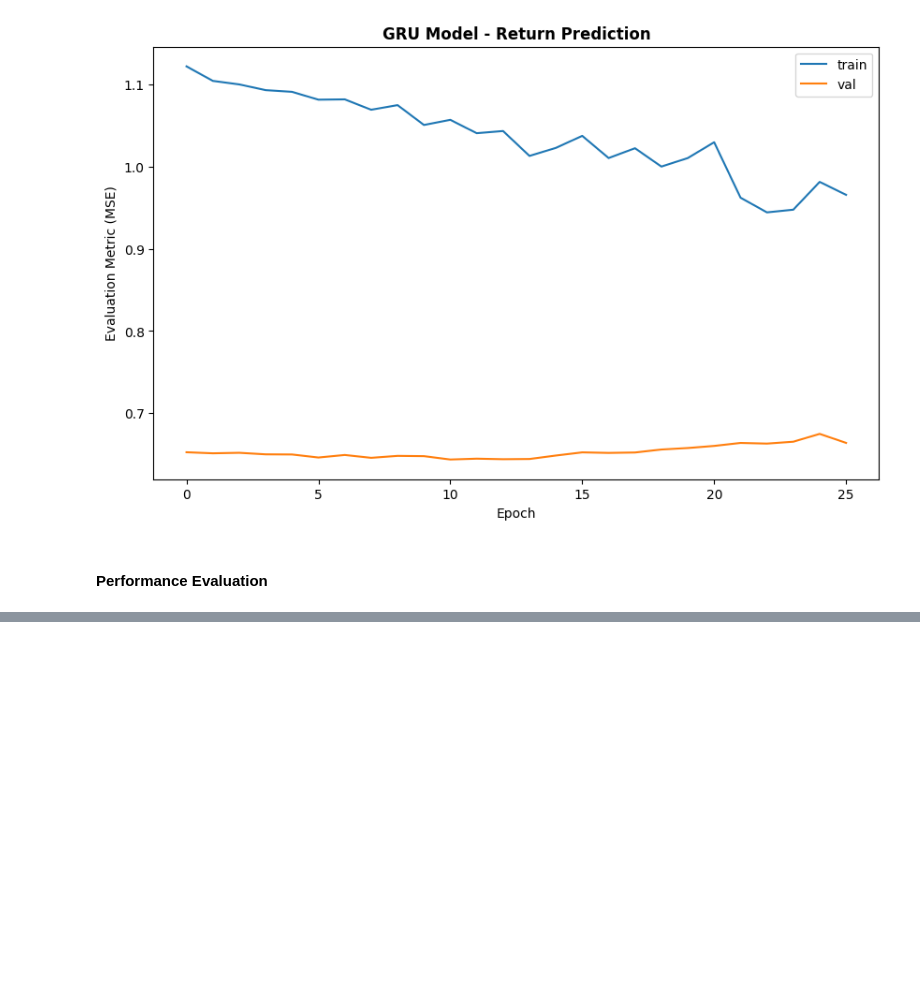
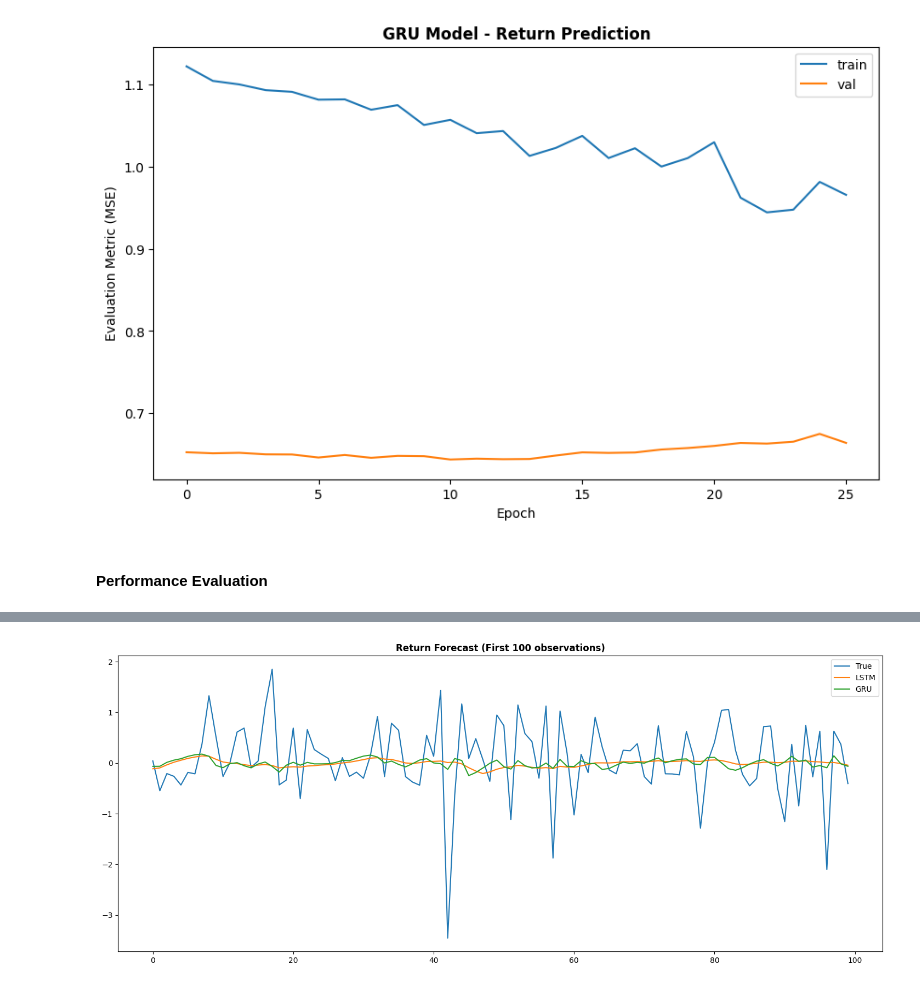
Before and after one commit to gorkemyencak/stock-volatility-time-series-analysis, a Jupyter notebook: main.ipynb, the cells around one changed output, grey strips where cells are left out. Saved outputs shown, nothing was run; the diff lists cells and outputs as text; code cells hidden in the pictures; blank space fills up the shorter version.

```diff
--- a/main.ipynb
+++ b/main.ipynb
@@ -1909,0 +1922,20 @@ y_true shape: (529,)
+# %%
+# forecast visualization
+plt.figure(figsize=(18,7))
+plt.plot(
+    y_true[:100],
+    label='True'
+)
+plt.plot(
+    lstm_preds[:100],
+    label='LSTM'
+)
+plt.plot(
+    gru_preds[:100],
+    label='GRU'
+)
+plt.legend(loc='best')
+plt.title('Return Forecast (First 100 observations)', fontweight='bold')
+plt.show()
+# %% [output]
+[figure, added]
```
Also changed, not shown: parts of 2 cells of this notebook.
